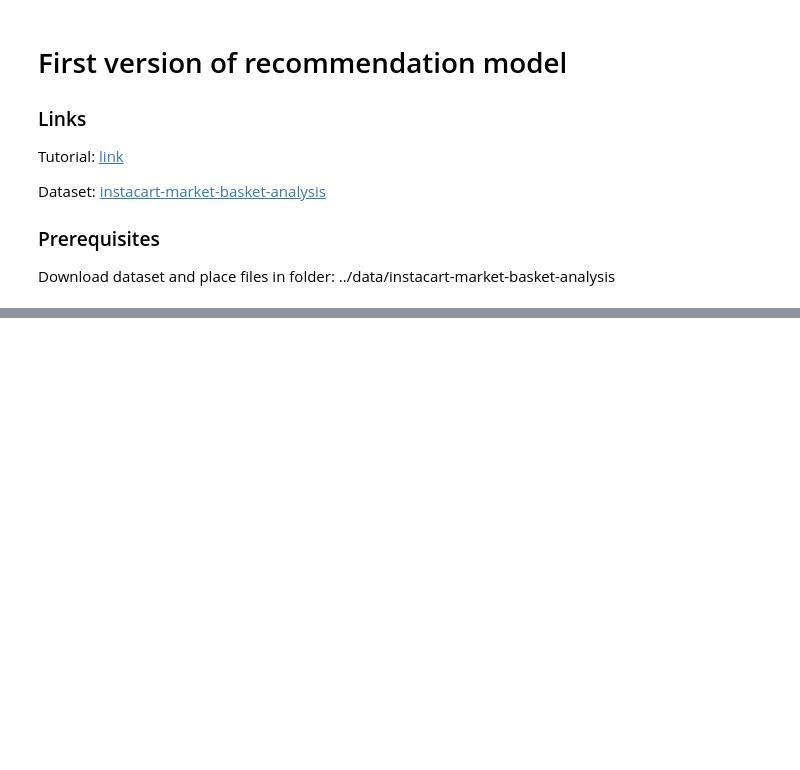
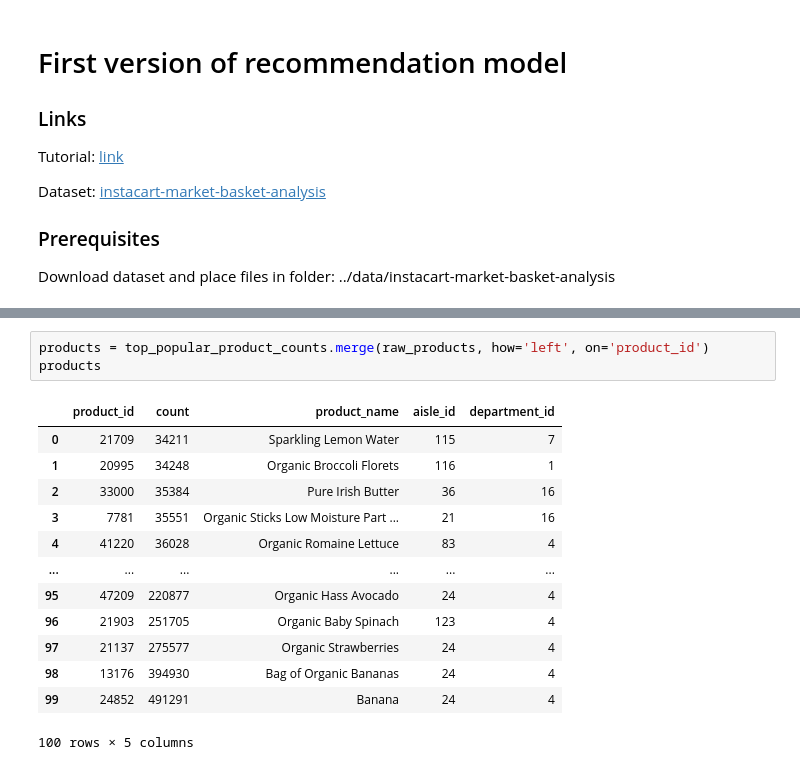
Before and after one commit to EDSEDA/recomendation, a Jupyter notebook: learning/notebooks/v0.0.1.ipynb, the cells around one changed output, grey strips where cells are left out. Cells and saved outputs as stored; diff of their text form; blank space fills up the shorter version.

```diff
--- a/learning/notebooks/v0.0.1.ipynb
+++ b/learning/notebooks/v0.0.1.ipynb
@@ -538,0 +161,17 @@ with open('../artifacts/v0.0.1', 'w') as file:
+# %%
+products = top_popular_product_counts.merge(raw_products, how='left', on='product_id')
+products
+# %% [output]
+|  | product_id | count | product_name | aisle_id | department_id |
+| 0 | 21709 | 34211 | Sparkling Lemon Water | 115 | 7 |
+| 1 | 20995 | 34248 | Organic Broccoli Florets | 116 | 1 |
+| 2 | 33000 | 35384 | Pure Irish Butter | 36 | 16 |
+| 3 | 7781 | 35551 | Organic Sticks Low Moisture Part ... | 21 | 16 |
+| 4 | 41220 | 36028 | Organic Romaine Lettuce | 83 | 4 |
+| ... | ... | ... | ... | ... | ... |
+| 95 | 47209 | 220877 | Organic Hass Avocado | 24 | 4 |
+| 96 | 21903 | 251705 | Organic Baby Spinach | 123 | 4 |
+| 97 | 21137 | 275577 | Organic Strawberries | 24 | 4 |
+| 98 | 13176 | 394930 | Bag of Organic Bananas | 24 | 4 |
+| 99 | 24852 | 491291 | Banana | 24 | 4 |
+100 rows × 5 columns
```
Also changed, not shown: parts of 46 cells of this notebook, 2 other files.
